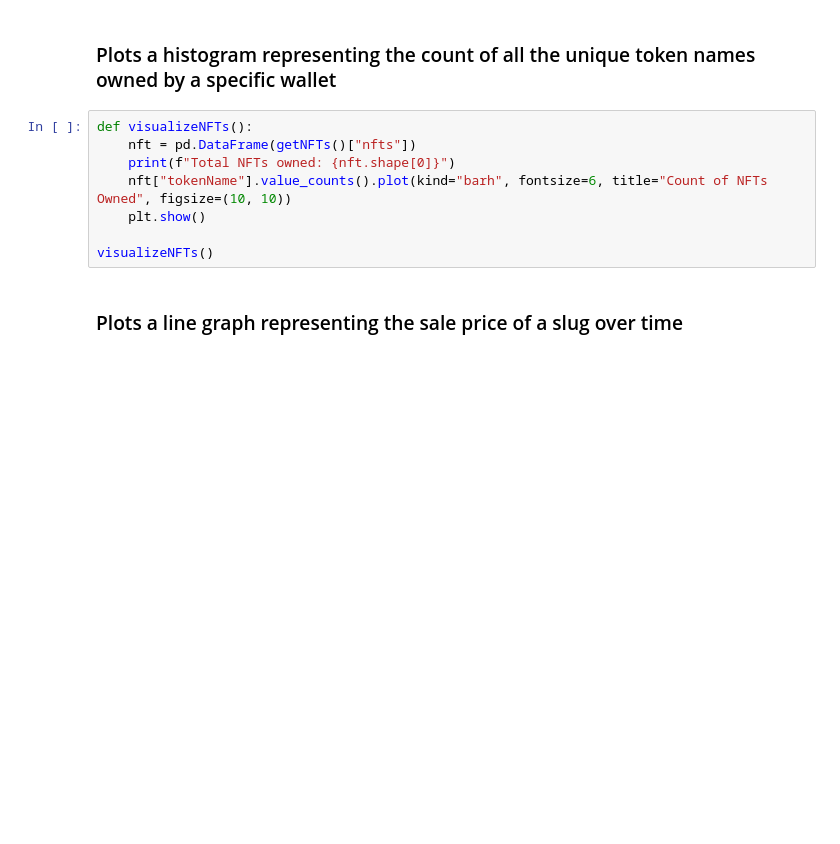
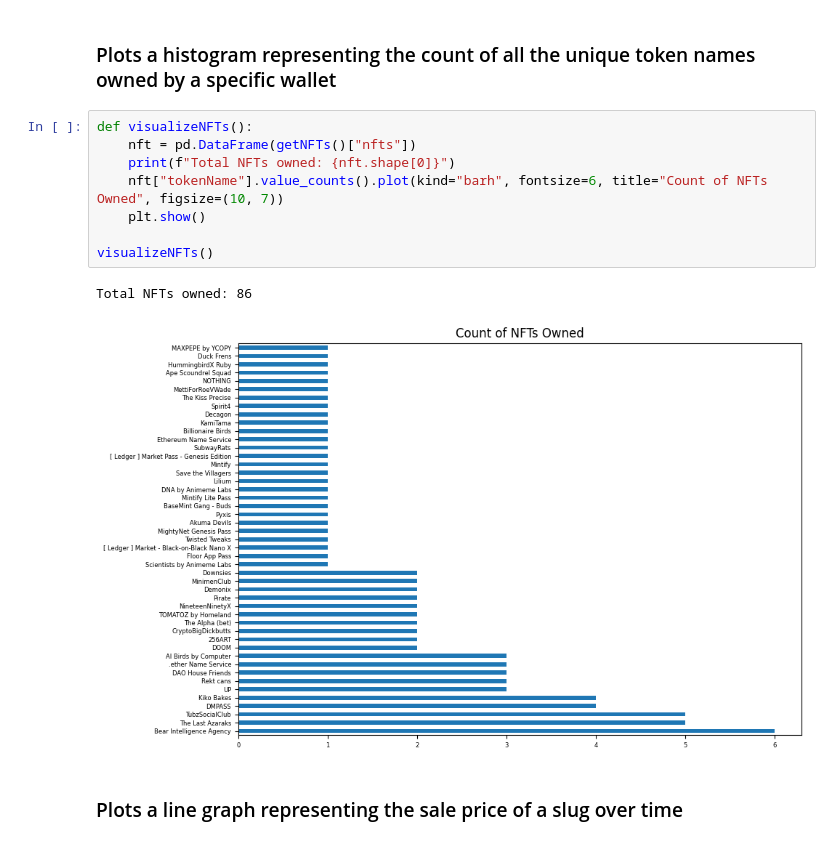
Before and after one commit to MikelAlc/HackTheWhale, a Jupyter notebook: NFTOwnership.ipynb, the cells around one changed output. Saved outputs shown, nothing was run; the diff lists cells and outputs as text; blank space fills up the shorter version.

Commit message:
update visuals

```diff
--- a/NFTOwnership.ipynb
+++ b/NFTOwnership.ipynb
@@ -64,11 +64,14 @@ def getOwnership():
 # %%
 def visualizeNFTs():
     nft = pd.DataFrame(getNFTs()["nfts"])
     print(f"Total NFTs owned: {nft.shape[0]}")
-    nft["tokenName"].value_counts().plot(kind="barh", fontsize=6, title="Count of NFTs Owned", figsize=(10, 10))
+    nft["tokenName"].value_counts().plot(kind="barh", fontsize=6, title="Count of NFTs Owned", figsize=(10, 7))
     plt.show()
 
 visualizeNFTs()
+# %% [output]
+Total NFTs owned: 86
+[figure, added]
 # %% [markdown]
 ### Plots a line graph representing the sale price of a slug over time
 # %%
```
Also changed, not shown: parts of 2 cells of this notebook.
